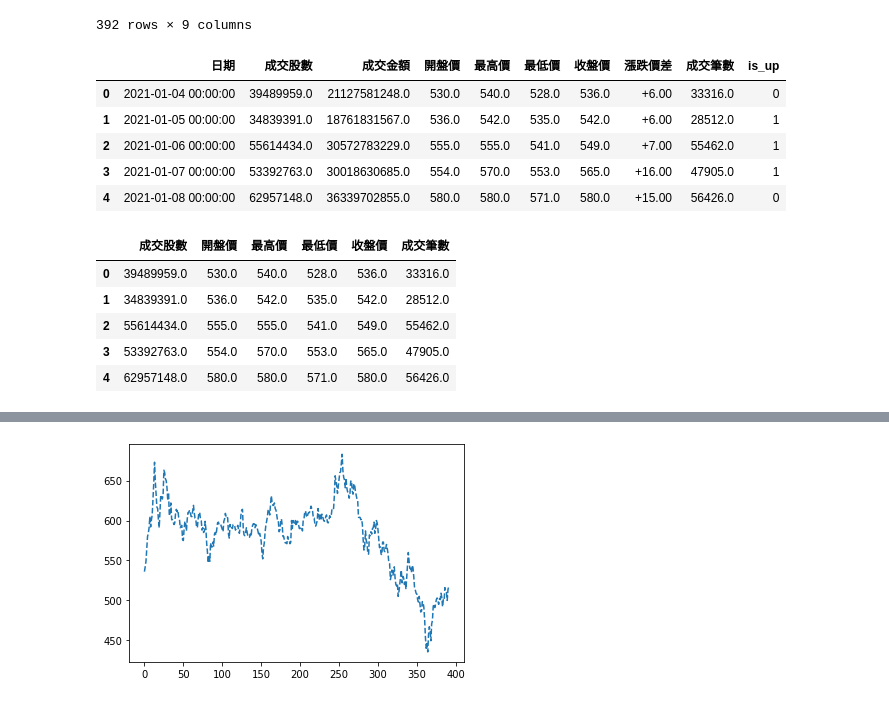
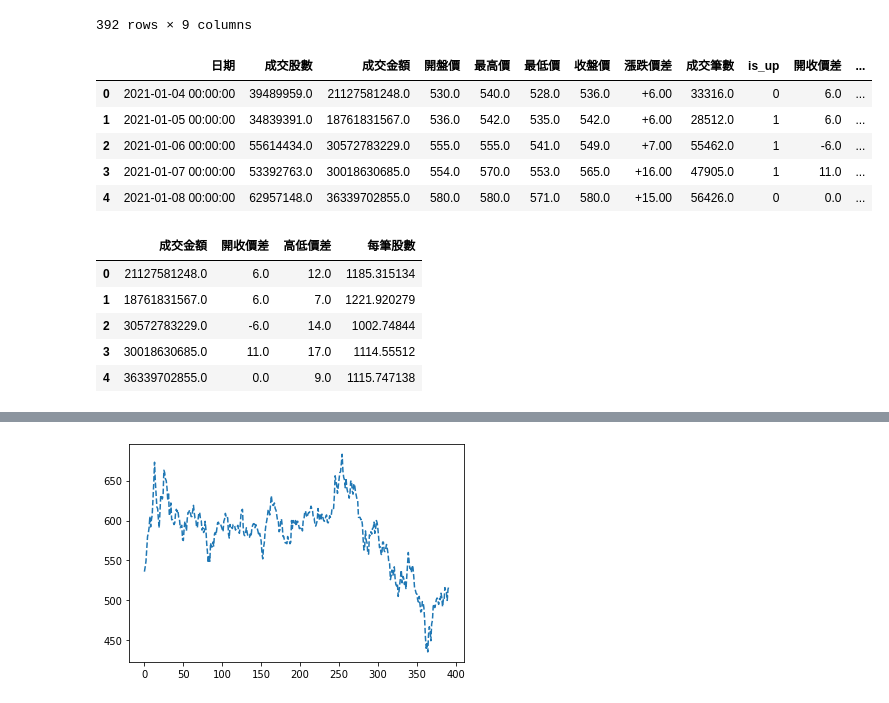
Before and after one commit to TaylorShiehUSI/Github-Colab-test, a Jupyter notebook: 20220814_2230.ipynb, the cells around one changed output, grey strips where cells are left out. Saved outputs shown, nothing was run; the diff lists cells and outputs as text; code cells hidden in the pictures.

```diff
--- a/20220814_2230.ipynb
+++ b/20220814_2230.ipynb
@@ -72,31 +72,34 @@ stock_df.to_csv('2230.csv',encoding='utf-8_sig')
 # %%
 ## Data Processing // Add is_up
 import numpy as np
 
 stock_df['is_up'] = (stock_df['開盤價'].shift(-1) - stock_df['收盤價'] >0).astype('int')
+stock_df['開收價差'] = (stock_df['收盤價'])-(stock_df['開盤價']).astype('int')
+stock_df['高低價差'] = (stock_df['最高價'])-(stock_df['最低價']).astype('int')
+stock_df['每筆股數'] = ((stock_df['成交股數'])/(stock_df['成交筆數']).astype('int'))
 def one_hot(targets, nb_classes):
     return np.eye(nb_classes)[np.array(targets).reshape(-1)]
 y_data = one_hot(stock_df['is_up'], 2)
 stock_df.head()
 # %% [output]
-|  | 日期 | 成交股數 | 成交金額 | 開盤價 | 最高價 | 最低價 | 收盤價 | 漲跌價差 | 成交筆數 | is_up |
-| 0 | 2021-01-04 00:00:00 | 39489959.0 | 21127581248.0 | 530.0 | 540.0 | 528.0 | 536.0 | +6.00 | 33316.0 | 0 |
-| 1 | 2021-01-05 00:00:00 | 34839391.0 | 18761831567.0 | 536.0 | 542.0 | 535.0 | 542.0 | +6.00 | 28512.0 | 1 |
-| 2 | 2021-01-06 00:00:00 | 55614434.0 | 30572783229.0 | 555.0 | 555.0 | 541.0 | 549.0 | +7.00 | 55462.0 | 1 |
-| 3 | 2021-01-07 00:00:00 | 53392763.0 | 30018630685.0 | 554.0 | 570.0 | 553.0 | 565.0 | +16.00 | 47905.0 | 1 |
-| 4 | 2021-01-08 00:00:00 | 62957148.0 | 36339702855.0 | 580.0 | 580.0 | 571.0 | 580.0 | +15.00 | 56426.0 | 0 |
+|  | 日期 | 成交股數 | 成交金額 | 開盤價 | 最高價 | 最低價 | 收盤價 | 漲跌價差 | 成交筆數 | is_up | 開收價差 | ... |
+| 0 | 2021-01-04 00:00:00 | 39489959.0 | 21127581248.0 | 530.0 | 540.0 | 528.0 | 536.0 | +6.00 | 33316.0 | 0 | 6.0 | ... |
+| 1 | 2021-01-05 00:00:00 | 34839391.0 | 18761831567.0 | 536.0 | 542.0 | 535.0 | 542.0 | +6.00 | 28512.0 | 1 | 6.0 | ... |
+| 2 | 2021-01-06 00:00:00 | 55614434.0 | 30572783229.0 | 555.0 | 555.0 | 541.0 | 549.0 | +7.00 | 55462.0 | 1 | -6.0 | ... |
+| 3 | 2021-01-07 00:00:00 | 53392763.0 | 30018630685.0 | 554.0 | 570.0 | 553.0 | 565.0 | +16.00 | 47905.0 | 1 | 11.0 | ... |
+| 4 | 2021-01-08 00:00:00 | 62957148.0 | 36339702855.0 | 580.0 | 580.0 | 571.0 | 580.0 | +15.00 | 56426.0 | 0 | 0.0 | ... |
 # %%
 ## Prepare Feature Data
-X_data = stock_df.drop(['日期', '成交金額','is_up', '漲跌價差'], axis=1)
+X_data = stock_df.drop(['成交股數','日期','開盤價','收盤價','最高價','最低價','is_up','漲跌價差','成交筆數'], axis=1)
 X_data.head()
 #X_data.columns
 # %% [output]
-|  | 成交股數 | 開盤價 | 最高價 | 最低價 | 收盤價 | 成交筆數 |
-| 0 | 39489959.0 | 530.0 | 540.0 | 528.0 | 536.0 | 33316.0 |
-| 1 | 34839391.0 | 536.0 | 542.0 | 535.0 | 542.0 | 28512.0 |
-| 2 | 55614434.0 | 555.0 | 555.0 | 541.0 | 549.0 | 55462.0 |
-| 3 | 53392763.0 | 554.0 | 570.0 | 553.0 | 565.0 | 47905.0 |
-| 4 | 62957148.0 | 580.0 | 580.0 | 571.0 | 580.0 | 56426.0 |
+|  | 成交金額 | 開收價差 | 高低價差 | 每筆股數 |
+| 0 | 21127581248.0 | 6.0 | 12.0 | 1185.315134 |
+| 1 | 18761831567.0 | 6.0 | 7.0 | 1221.920279 |
+| 2 | 30572783229.0 | -6.0 | 14.0 | 1002.74844 |
+| 3 | 30018630685.0 | 11.0 | 17.0 | 1114.55512 |
+| 4 | 36339702855.0 | 0.0 | 9.0 | 1115.747138 |
 # %%
 ## Normalized
 from sklearn.preprocessing import StandardScaler
```
Also changed, not shown: parts of 5 cells of this notebook.
